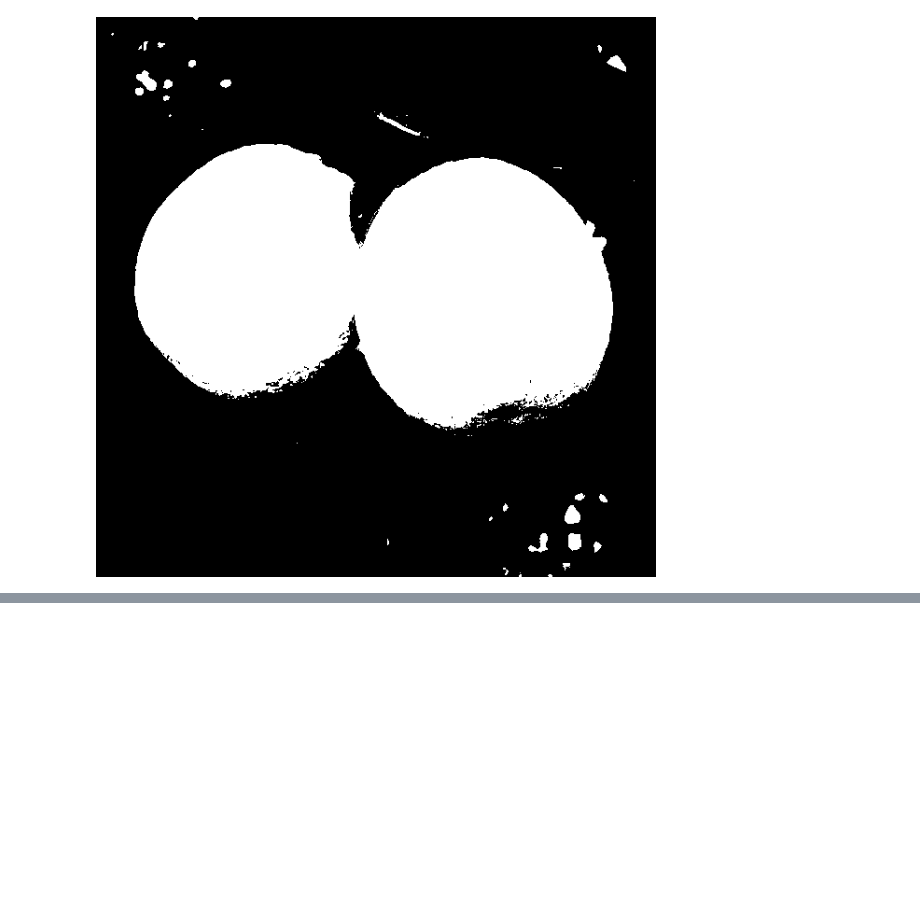
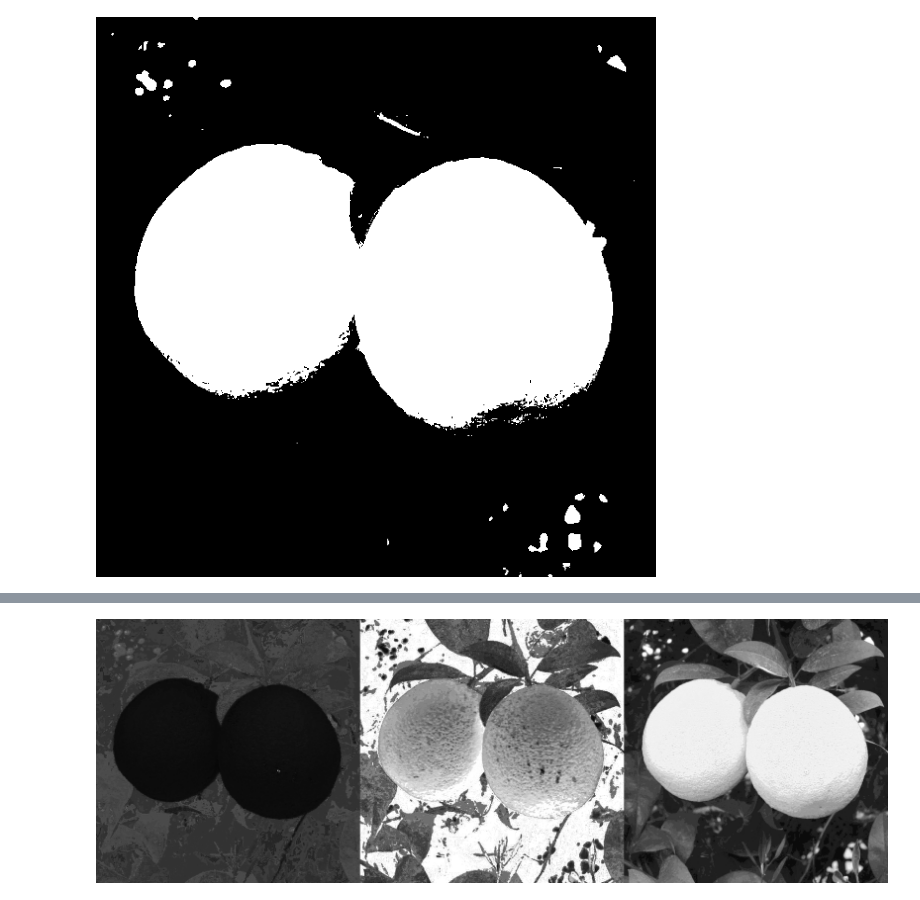
Before and after one commit to Olin-RoboSys/test-colab, a Jupyter notebook: Test.ipynb, the cells around one changed output, grey strips where cells are left out. Saved outputs shown, nothing was run; the diff lists cells and outputs as text; code cells hidden in the pictures; blank space fills up the shorter version.

```diff
--- a/Test.ipynb
+++ b/Test.ipynb
@@ -282,0 +275,8 @@ ValueError: not enough values to unpack (expected 3, got 2)
+# %%
+img_hsv = cv.cvtColor(img, cv.COLOR_BGR2HSV)
+
+hue, saturation, value = cv.split(img_hsv)
+res = np.hstack((hue, saturation, value))
+cv2_imshow(res)
+# %% [output]
+[figure, added]
```
Also changed, not shown: parts of 6 cells of this notebook.
